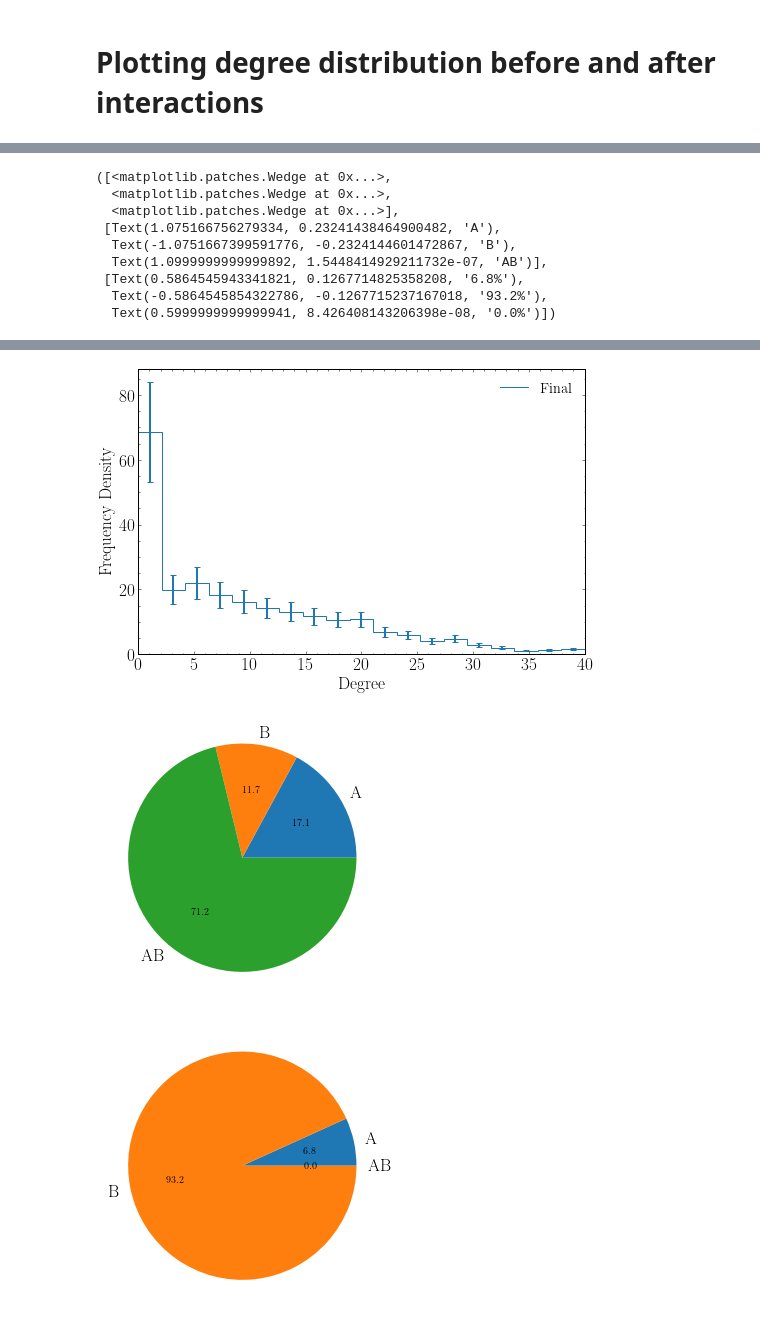
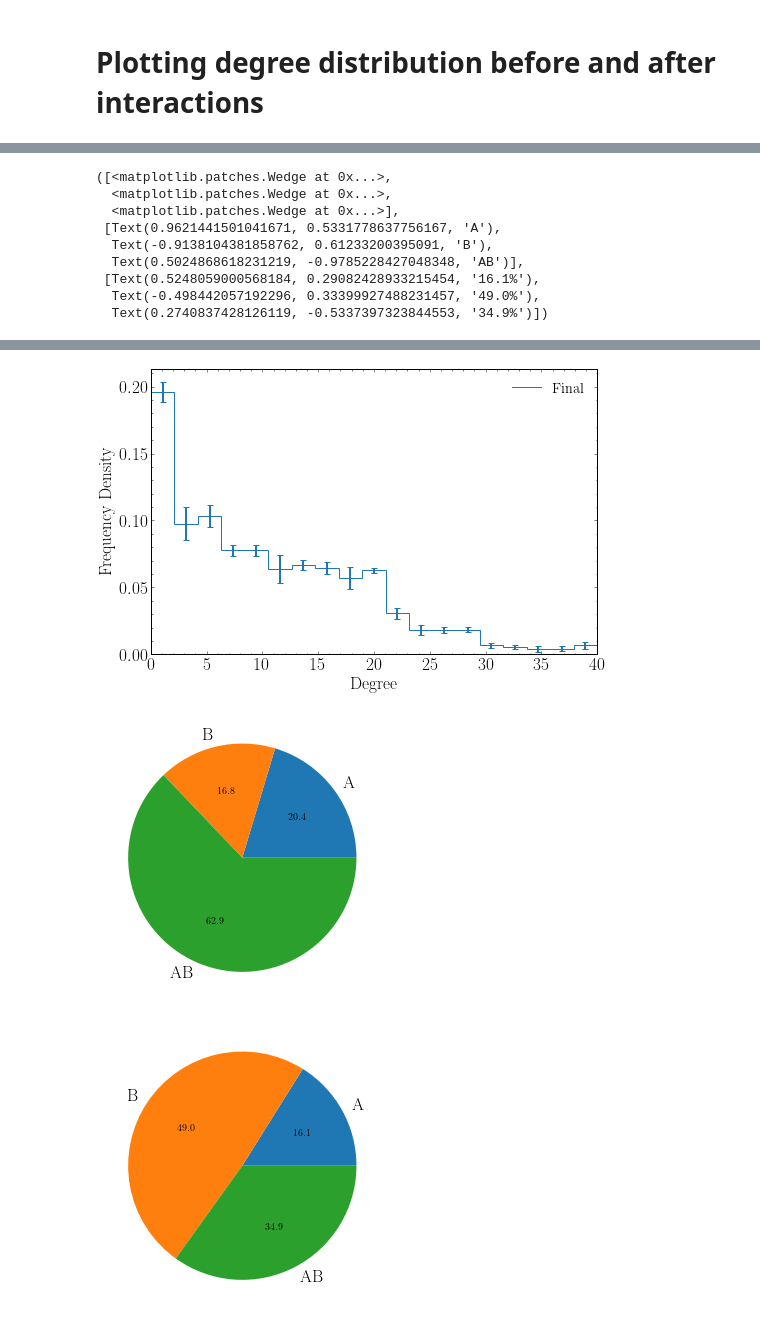
Before and after one commit to tomcjackc/higher-order-social-dynamics, a Jupyter notebook: higher order ng (adaptive - outcasts)/degree_dist.ipynb, the cells around one changed output, grey strips where cells are left out. Saved outputs shown, nothing was run; the diff lists cells and outputs as text; code cells hidden in the pictures.

```diff
--- a/higher order ng (adaptive - outcasts)/degree_dist.ipynb
+++ b/higher order ng (adaptive - outcasts)/degree_dist.ipynb
@@ -29,8 +28,8 @@ betas = [0.27]
 q_non_committed = 1
 q_committed = 1
 
-ensemble_size = 20
-run_length = 10**6
+ensemble_size = 5
+run_length = 10**5
 social_structures = ['InVS15', 'LyonSchool', 'SFHH', 'Thiers13']
 # %%
 for i in social_structures[1:2]:
@@ -68,6 +82,7 @@ data = pd.read_csv(f'aux_outputs/{output_fname}.csv', header=None)
 
 ### split data according to how it is written into the file
 initial_deg = data.iloc[0::4].to_numpy(dtype=int)
+print(initial_deg.shape)
 # rewire_freq = data.iloc[1::4].to_numpy(dtype=np.int64)[:,0]
 final_deg = data.iloc[2::4].to_numpy(dtype=int)
 final_vocab = data.iloc[3::4].values.tolist()
@@ -147,7 +162,7 @@ plt.figure(1)
 #initial_bin_edges = np.histogram_bin_edges(initial_deg, bins=20)
 initial_deg_binned_freq = plt.hist(initial_deg.T, bins=same_bin_edges, label='Initial', alpha=1)[0]
 mean_initial_deg_binned_freq = np.mean(initial_deg_binned_freq, axis=0)
-std_initial_deg_binned_freq = np.mean(initial_deg_binned_freq, axis=0)
+std_initial_deg_binned_freq = np.std(initial_deg_binned_freq, axis=0)
 
 plt.figure(2)
 plt.stairs(mean_initial_deg_binned_freq, edges=same_bin_edges, label='Initial')
@@ -163,12 +178,12 @@ plt.figure(3)
 #final_bin_edges = np.histogram_bin_edges(final_deg, bins=20)
 final_deg_binned_freq = plt.hist(final_deg.T, bins=same_bin_edges, label='Final', alpha=1)[0]
 mean_final_deg_binned_freq = np.mean(final_deg_binned_freq, axis=0)
-std_final_deg_binned_freq = np.mean(final_deg_binned_freq, axis=0)
+std_final_deg_binned_freq = np.std(final_deg_binned_freq, axis=0)
 
 
 plt.figure(4)
-plt.stairs(mean_final_deg_binned_freq, edges=same_bin_edges, label='Final')
-plt.errorbar(same_bin_centres, mean_final_deg_binned_freq, yerr=std_final_deg_binned_freq/np.sqrt(ensemble_size), linestyle='None', color='tab:blue', capsize=3)
+plt.stairs(mean_final_deg_binned_freq/n, edges=same_bin_edges, label='Final')
+plt.errorbar(same_bin_centres, mean_final_deg_binned_freq/n, yerr=std_final_deg_binned_freq/(n*np.sqrt(ensemble_size)), linestyle='None', color='tab:blue', capsize=3, )
 plt.legend()
 plt.xlim((0, 40))
 plt.xlabel('Degree')
@@ -197,9 +213,9 @@ final singleton density: 0.2225206611570248
 ([<matplotlib.patches.Wedge at 0x...>,
   <matplotlib.patches.Wedge at 0x...>,
   <matplotlib.patches.Wedge at 0x...>],
- [Text(1.075166756279334, 0.23241438464900482, 'A'),
-  Text(-1.0751667399591776, -0.2324144601472867, 'B'),
-  Text(1.0999999999999892, 1.5448414929211732e-07, 'AB')],
- [Text(0.5864545943341821, 0.1267714825358208, '6.8%'),
-  Text(-0.5864545854322786, -0.1267715237167018, '93.2%'),
-  Text(0.5999999999999941, 8.426408143206398e-08, '0.0%')])
+ [Text(0.9621441501041671, 0.5331778637756167, 'A'),
+  Text(-0.9138104381858762, 0.61233200395091, 'B'),
+  Text(0.5024868618231219, -0.9785228427048348, 'AB')],
+ [Text(0.5248059000568184, 0.29082428933215454, '16.1%'),
+  Text(-0.498442057192296, 0.33399927488231457, '49.0%'),
+  Text(0.2740837428126119, -0.5337397323844553, '34.9%')])
@@ -209,3 +225,3 @@ final singleton density: 0.2225206611570248
-[figure, old version]
+[figure, new version]
-[figure, old version]
+[figure, new version]
-[figure, old version]
+[figure, new version]
```
Also changed, not shown: parts of 3 cells of this notebook, 8 other files.
